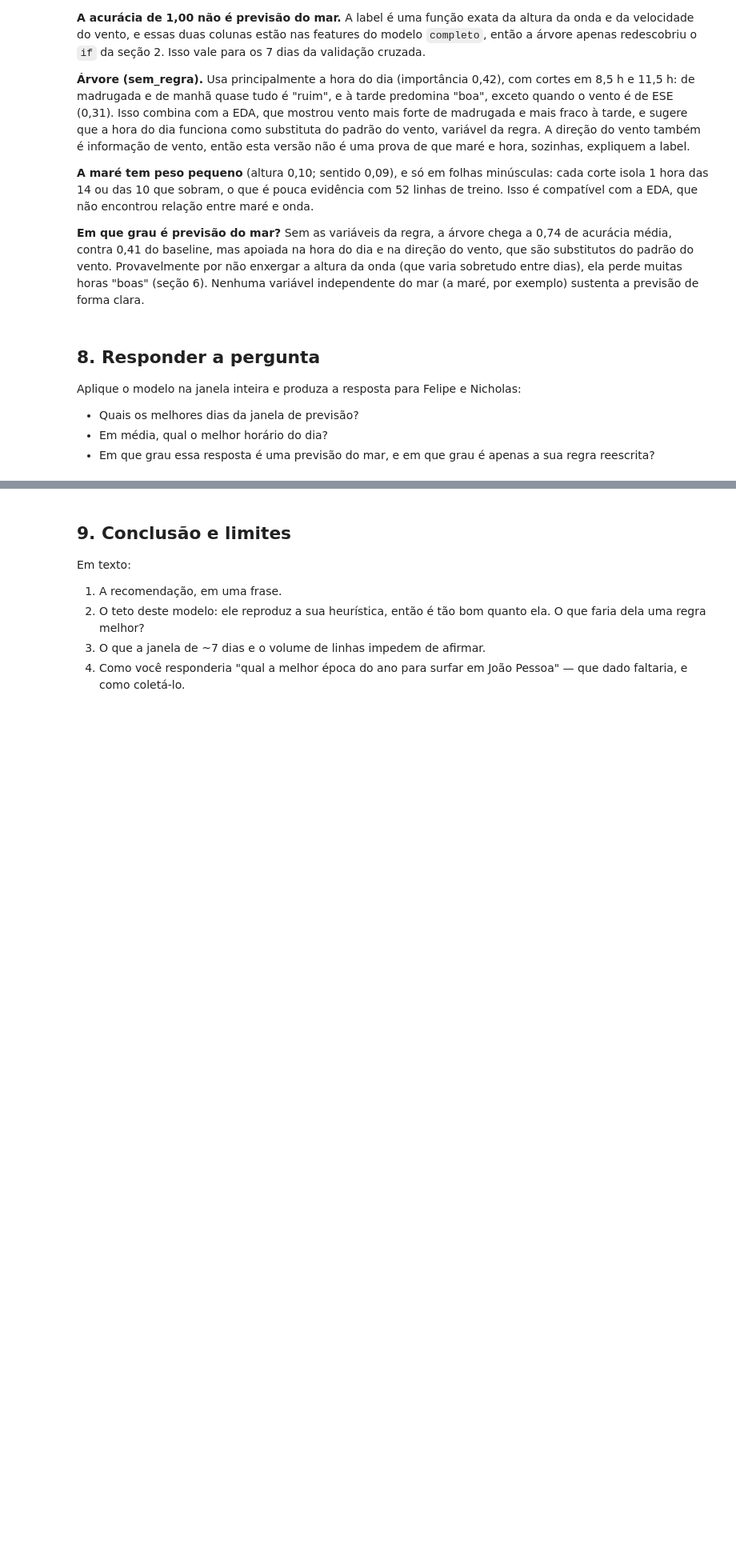
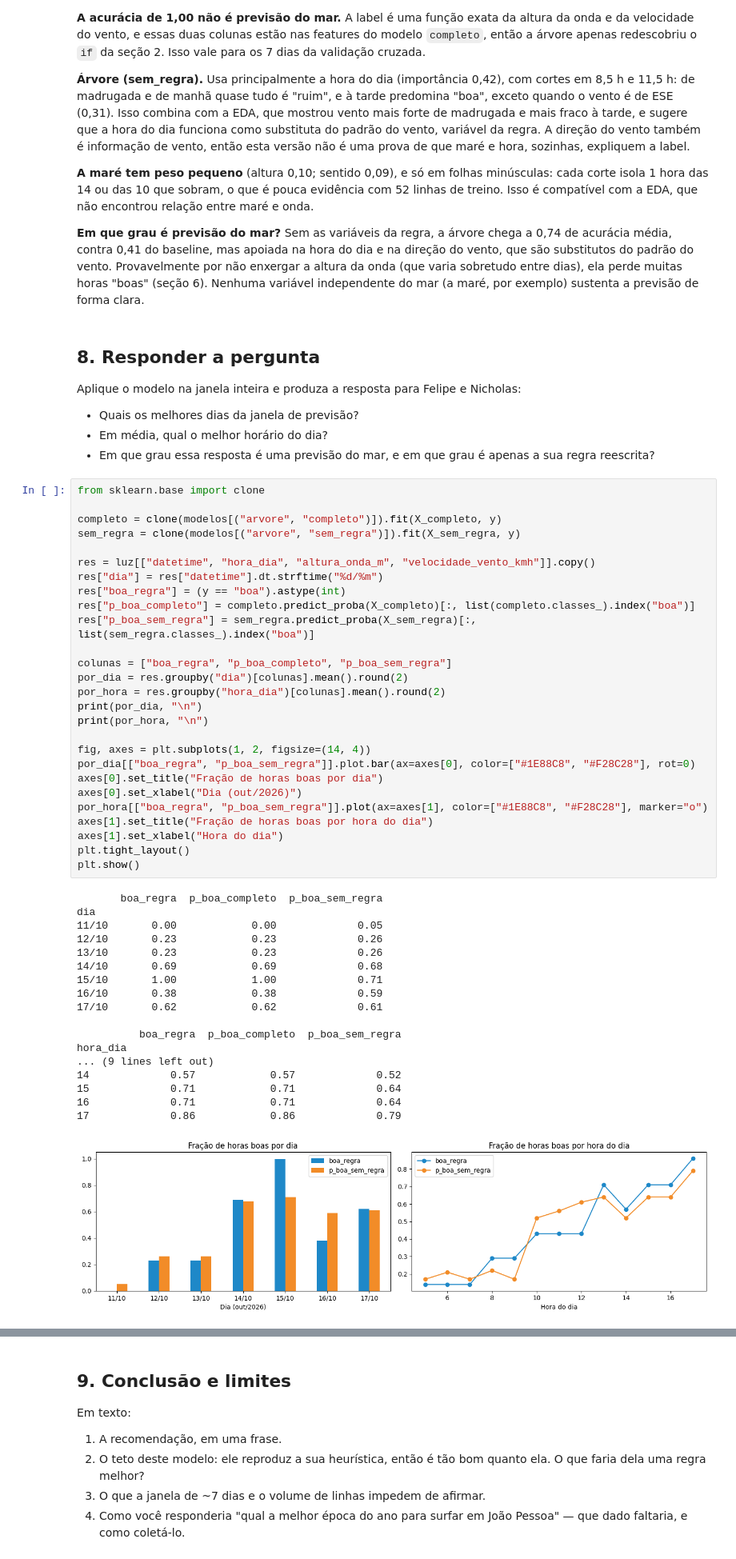
Before and after one commit to phmcd-bit/miniprojeto2, a Jupyter notebook: notebooks/ml.ipynb, the cells around one changed output, grey strips where cells are left out. Shown at 80% size. Drawn from its saved outputs; the diff is of its cells as text; blank space fills up the shorter version.

```diff
--- a/notebooks/ml.ipynb
+++ b/notebooks/ml.ipynb
@@ -483,3 +482,49 @@ Aplique o modelo na janela inteira e produza a resposta para Felipe e Nicholas:
 - Em média, qual o melhor horário do dia?
 - Em que grau essa resposta é uma previsão do mar, e em que grau é apenas a
   sua regra reescrita?
+# %%
+from sklearn.base import clone
+
+completo = clone(modelos[("arvore", "completo")]).fit(X_completo, y)
+sem_regra = clone(modelos[("arvore", "sem_regra")]).fit(X_sem_regra, y)
+
+res = luz[["datetime", "hora_dia", "altura_onda_m", "velocidade_vento_kmh"]].copy()
+res["dia"] = res["datetime"].dt.strftime("%d/%m")
+res["boa_regra"] = (y == "boa").astype(int)
+res["p_boa_completo"] = completo.predict_proba(X_completo)[:, list(completo.classes_).index("boa")]
+res["p_boa_sem_regra"] = sem_regra.predict_proba(X_sem_regra)[:, list(sem_regra.classes_).index("boa")]
+
+colunas = ["boa_regra", "p_boa_completo", "p_boa_sem_regra"]
+por_dia = res.groupby("dia")[colunas].mean().round(2)
+por_hora = res.groupby("hora_dia")[colunas].mean().round(2)
+print(por_dia, "\n")
+print(por_hora, "\n")
+
+fig, axes = plt.subplots(1, 2, figsize=(14, 4))
+por_dia[["boa_regra", "p_boa_sem_regra"]].plot.bar(ax=axes[0], color=["#1E88C8", "#F28C28"], rot=0)
+axes[0].set_title("Fração de horas boas por dia")
+axes[0].set_xlabel("Dia (out/2026)")
+por_hora[["boa_regra", "p_boa_sem_regra"]].plot(ax=axes[1], color=["#1E88C8", "#F28C28"], marker="o")
+axes[1].set_title("Fração de horas boas por hora do dia")
+axes[1].set_xlabel("Hora do dia")
+plt.tight_layout()
+plt.show()
+# %% [output]
+       boa_regra  p_boa_completo  p_boa_sem_regra
+dia
+11/10       0.00            0.00             0.05
+12/10       0.23            0.23             0.26
+13/10       0.23            0.23             0.26
+14/10       0.69            0.69             0.68
+15/10       1.00            1.00             0.71
+16/10       0.38            0.38             0.59
+17/10       0.62            0.62             0.61
+
+          boa_regra  p_boa_completo  p_boa_sem_regra
+hora_dia
+... (9 lines left out)
+14             0.57            0.57             0.52
+15             0.71            0.71             0.64
+16             0.71            0.71             0.64
+17             0.86            0.86             0.79
+[figure, added]
```
Also changed, not shown: parts of 7 cells of this notebook, 2 other files.
